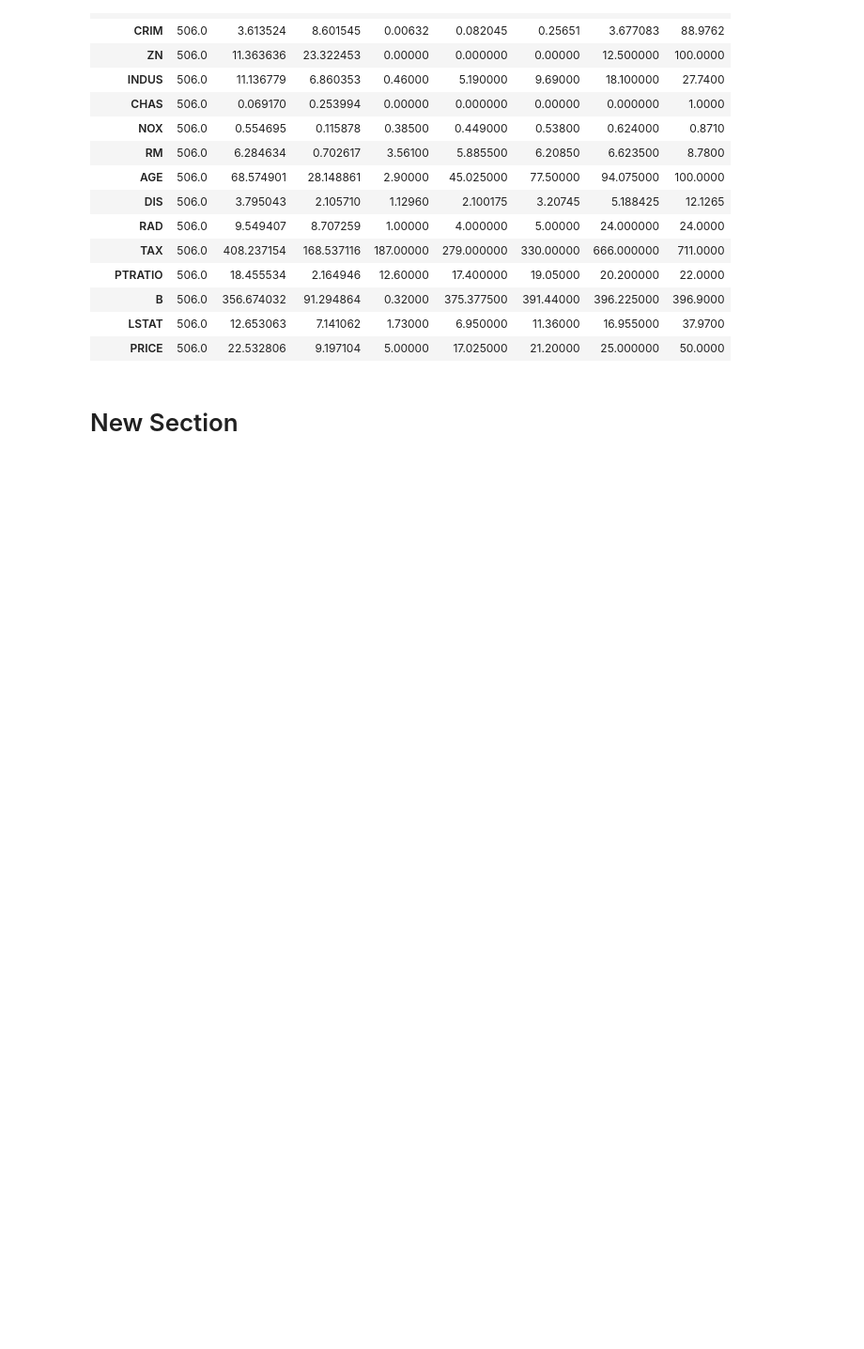
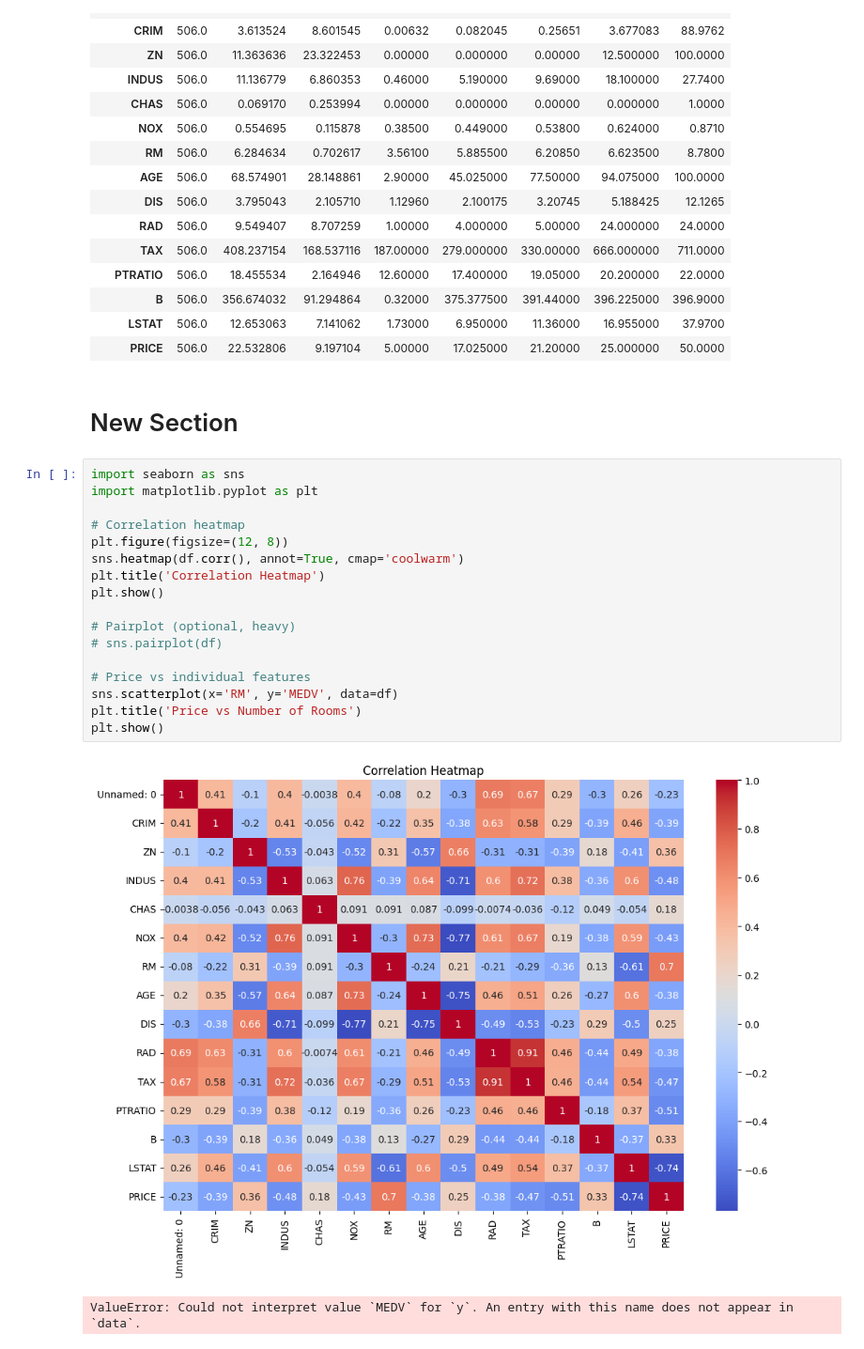
Before and after one commit to AshakUmesh/Learn-Python, a Jupyter notebook: Capstone_Project_RealEstate/Real_Estate.ipynb, the cells around one changed output. Shown: that part at 94% size. Cells and saved outputs as stored; diff of their text form; blank space fills up the shorter version.

```diff
--- a/Capstone_Project_RealEstate/Real_Estate.ipynb
+++ b/Capstone_Project_RealEstate/Real_Estate.ipynb
@@ -88,3 +88,23 @@ Descriptive stats:
 | PRICE | 506.0 | 22.532806 | 9.197104 | 5.00000 | 17.025000 | 21.20000 | 25.000000 | 50.0000 |
 # %% [markdown]
 # New Section
+# %%
+import seaborn as sns
+import matplotlib.pyplot as plt
+
+# Correlation heatmap
+plt.figure(figsize=(12, 8))
+sns.heatmap(df.corr(), annot=True, cmap='coolwarm')
+plt.title('Correlation Heatmap')
+plt.show()
+
+# Pairplot (optional, heavy)
+# sns.pairplot(df)
+
+# Price vs individual features
+sns.scatterplot(x='RM', y='MEDV', data=df)
+plt.title('Price vs Number of Rooms')
+plt.show()
+# %% [output]
+[figure, added]
+ValueError: Could not interpret value `MEDV` for `y`. An entry with this name does not appear in `data`.
```
Also changed, not shown: parts of 5 cells of this notebook.
